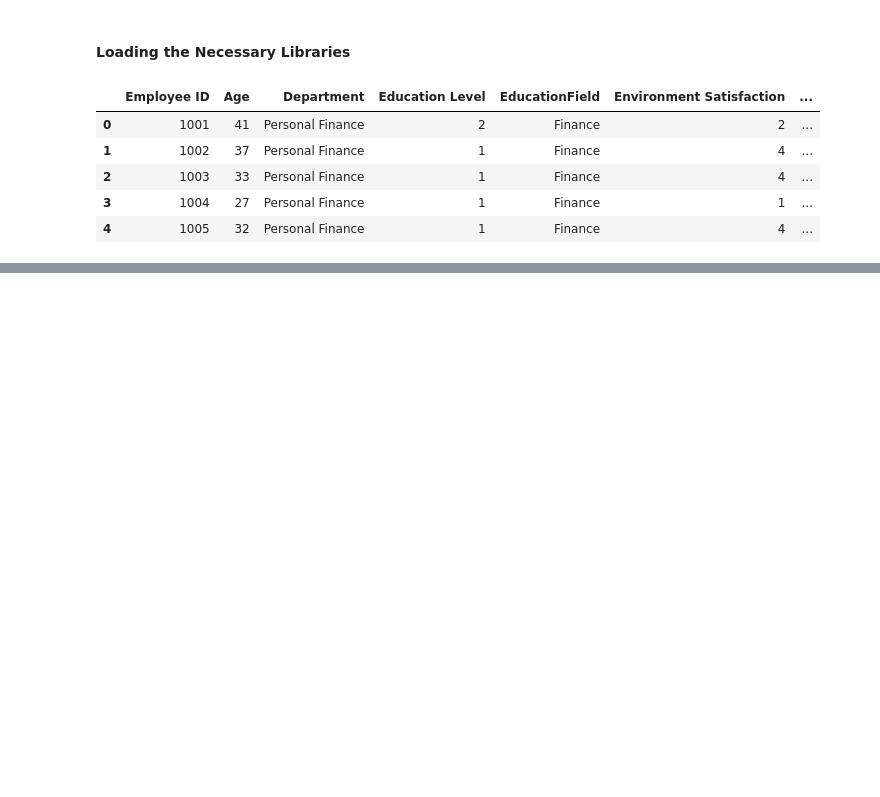
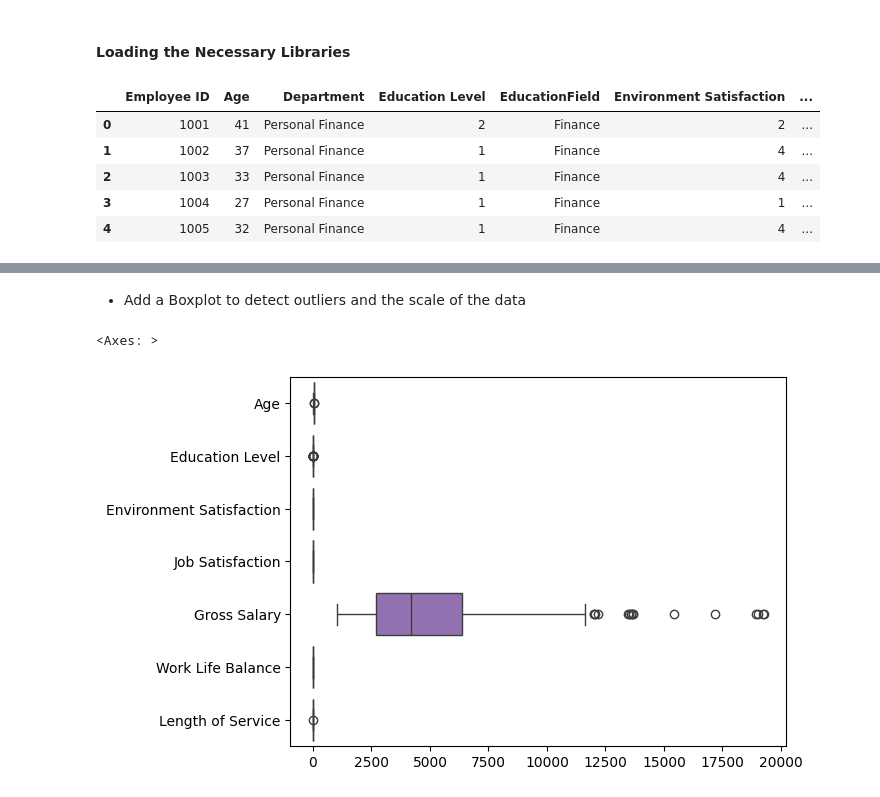
Before and after one commit to AndyMortey/Employee-Attrition-Predictor, a Jupyter notebook: notebook.ipynb, the cells around one changed output, grey strips where cells are left out. Saved outputs shown, nothing was run; the diff lists cells and outputs as text; code cells hidden in the pictures; blank space fills up the shorter version.

```diff
--- a/notebook.ipynb
+++ b/notebook.ipynb
@@ -55,0 +197,7 @@ data.head()
+# %% [markdown]
+* Add a Boxplot to detect outliers and the scale of the data
+# %%
+sns.boxplot(data=data, orient='h')
+# %% [output]
+<Axes: >
+[figure, added]
```
Also changed, not shown: parts of 23 cells of this notebook, 1 other file.
